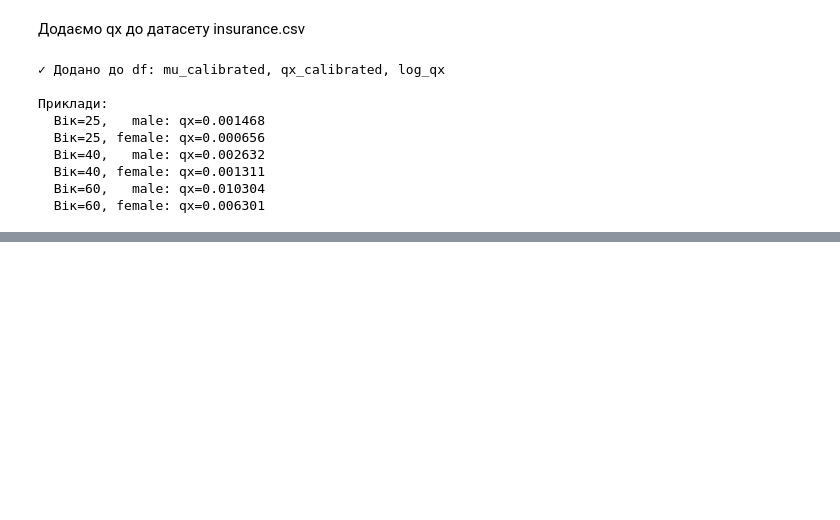
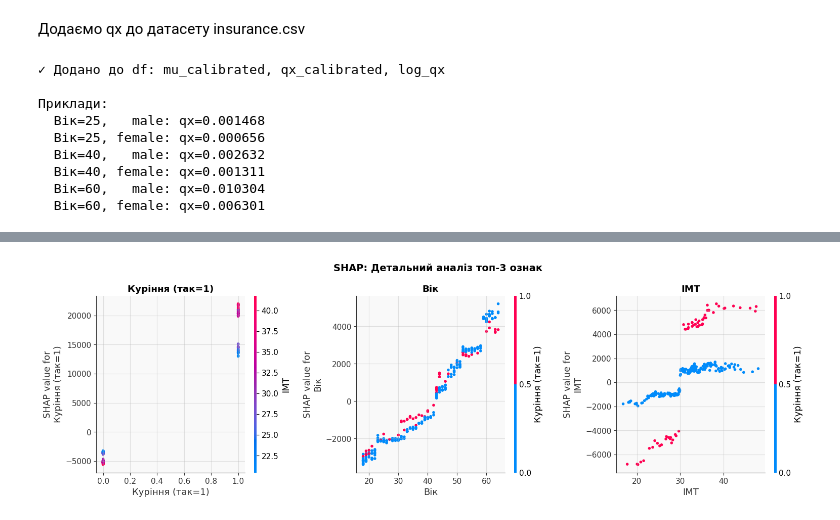
Before and after one commit to Washizuu/Insurance-Charges-Prediction, a Jupyter notebook: CW_new.ipynb, the cells around one changed output, grey strips where cells are left out. Cells and saved outputs as stored; diff of their text form; code cells hidden in the pictures; blank space fills up the shorter version.

```diff
--- a/CW_new.ipynb
+++ b/CW_new.ipynb
@@ -1510,0 +1911,8 @@ except NameError:
+# %%
+plt.rcParams.update({
+    'figure.facecolor': 'white',
+    'axes.facecolor':   '#f9f9f9',
+    'axes.grid':        True,
+    'grid.alpha':       0.35,
+    'font.size':        11,
+})
@@ -1510,0 +2187,23 @@ except NameError:
+# %%
+mean_abs_shap = np.abs(shap_values).mean(axis=0)
+top3_idx = np.argsort(mean_abs_shap)[-3:][::-1]
+
+fig, axes = plt.subplots(1, 3, figsize=(18, 5))
+fig.suptitle('SHAP: Детальний аналіз топ-3 ознак',
+             fontsize=14, fontweight='bold')
+
+for i, idx in enumerate(top3_idx):
+    ax = axes[i]
+    plt.sca(ax)
+    fname = FEATURES_GBM[idx]
+    shap.dependence_plot(
+        idx, shap_values, X_test,
+        feature_names=[feature_names_pretty.get(f, f) for f in FEATURES_GBM],
+        ax=ax, show=False
+    )
+    ax.set_title(f'{feature_names_pretty.get(fname, fname)}', fontweight='bold')
+
+plt.subplots_adjust(wspace=0.4, bottom=0.15, top=0.85)
+plt.show()
+# %% [output]
+[figure, added]
```
Also changed, not shown: parts of 38 cells of this notebook.
